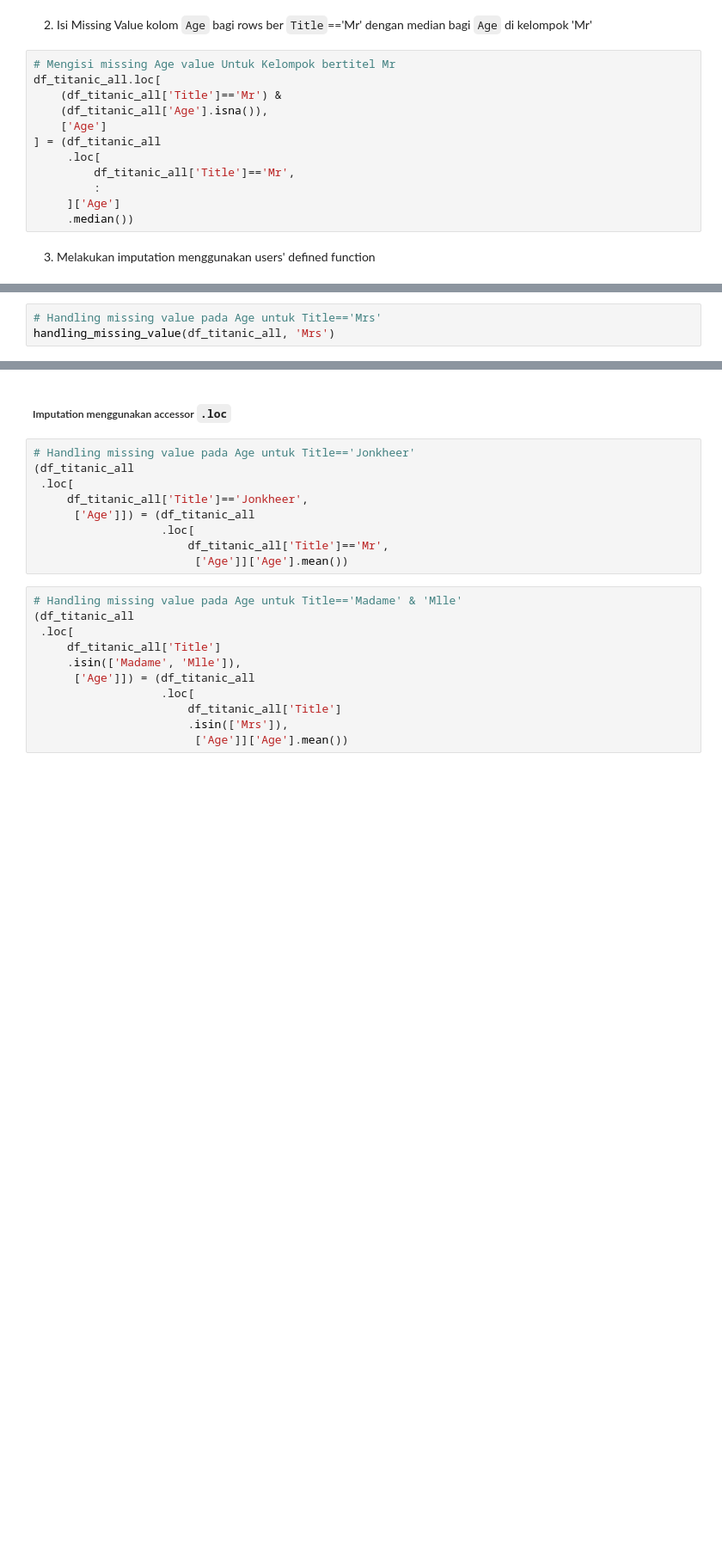
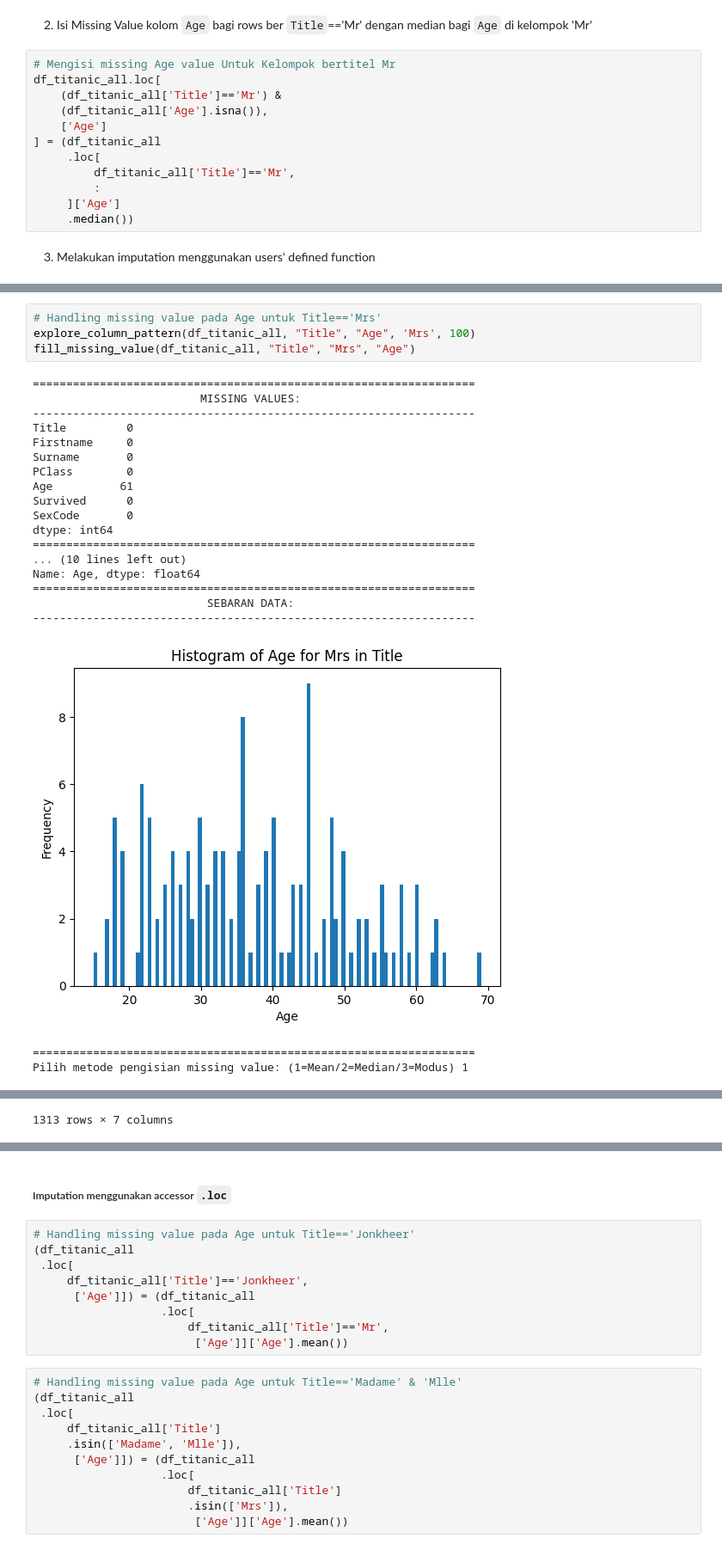
Before and after one commit to rikrikrahadian/DQLab, a Jupyter notebook: Part_6_Data_Handling.ipynb, the cells around one changed output, grey strips where cells are left out. Shown at 86% size. Saved outputs shown, nothing was run; the diff lists cells and outputs as text; blank space fills up the shorter version.

```diff
--- a/Part_6_Data_Handling.ipynb
+++ b/Part_6_Data_Handling.ipynb
@@ -780,3 +1255,25 @@ help(handling_missing_value)
 # %%
 # Handling missing value pada Age untuk Title=='Mrs'
-handling_missing_value(df_titanic_all, 'Mrs')
+explore_column_pattern(df_titanic_all, "Title", "Age", 'Mrs', 100)
+fill_missing_value(df_titanic_all, "Title", "Mrs", "Age")
+# %% [output]
+==================================================================
+                         MISSING VALUES:
+------------------------------------------------------------------
+Title         0
+Firstname     0
+Surname       0
+PClass        0
+Age          61
+Survived      0
+SexCode       0
+dtype: int64
+==================================================================
+... (10 lines left out)
+Name: Age, dtype: float64
+==================================================================
+                          SEBARAN DATA:
+------------------------------------------------------------------
+[figure, added]
+==================================================================
+Pilih metode pengisian missing value: (1=Mean/2=Median/3=Modus) 1
@@ -782,0 +1293 @@ handling_missing_value(df_titanic_all, 'Mrs')
+1313 rows × 7 columns
```
Also changed, not shown: parts of 67 cells of this notebook.
